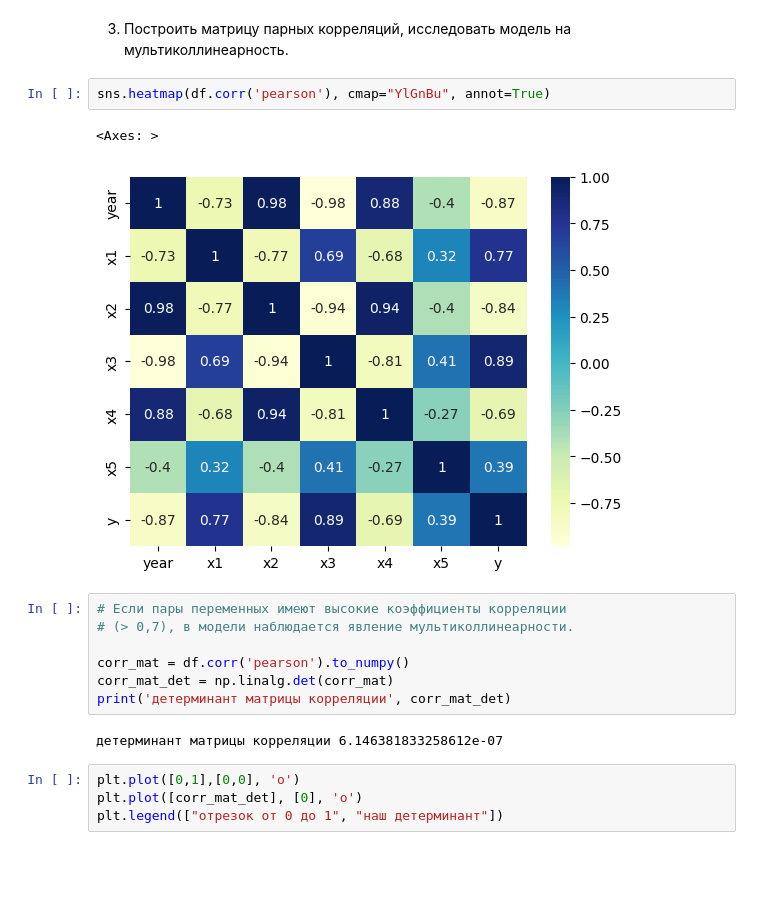
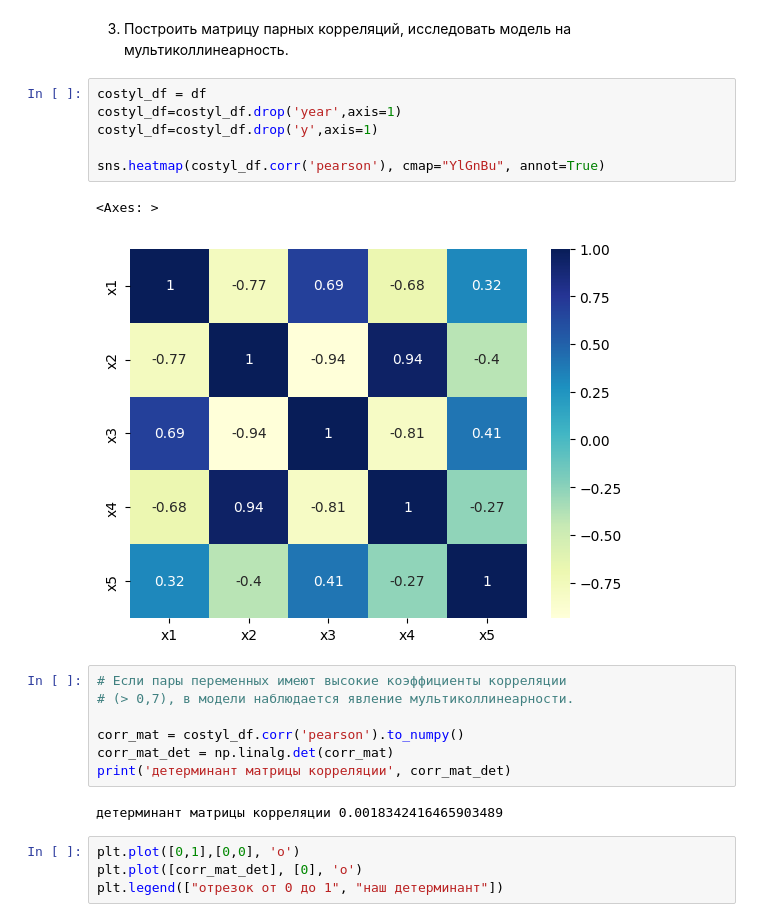
Before and after one commit to CepbluKot/stats, a Jupyter notebook: correct/lr5.ipynb, the cells around one changed output. Drawn from its saved outputs; the diff is of its cells as text; blank space fills up the shorter version.

```diff
--- a/correct/lr5.ipynb
+++ b/correct/lr5.ipynb
@@ -459,20 +501,24 @@ r2= [[0.86523981]] r2_adj= [[0.98183969]]
 # %% [markdown]
 3. Построить матрицу парных корреляций, исследовать модель на
 мультиколлинеарность.
-# %%
-sns.heatmap(df.corr('pearson'), cmap="YlGnBu", annot=True)
-# %% [output]
-<Axes: >
-[figure, removed]
+# %%
+costyl_df = df
+costyl_df=costyl_df.drop('year',axis=1)
+costyl_df=costyl_df.drop('y',axis=1)
+
+sns.heatmap(costyl_df.corr('pearson'), cmap="YlGnBu", annot=True)
+# %% [output]
+<Axes: >
+[figure, added]
 # %%
 # Если пары переменных имеют высокие коэффициенты корреляции
 # (> 0,7), в модели наблюдается явление мультиколлинеарности.
 
-corr_mat = df.corr('pearson').to_numpy()
+corr_mat = costyl_df.corr('pearson').to_numpy()
 corr_mat_det = np.linalg.det(corr_mat)
 print('детерминант матрицы корреляции', corr_mat_det)
 # %% [output]
-детерминант матрицы корреляции 6.146381833258612e-07
+детерминант матрицы корреляции 0.0018342416465903489
 # %%
 plt.plot([0,1],[0,0], 'o')
 plt.plot([corr_mat_det], [0], 'o')
```
Also changed, not shown: parts of 20 cells of this notebook, 4 other files.
